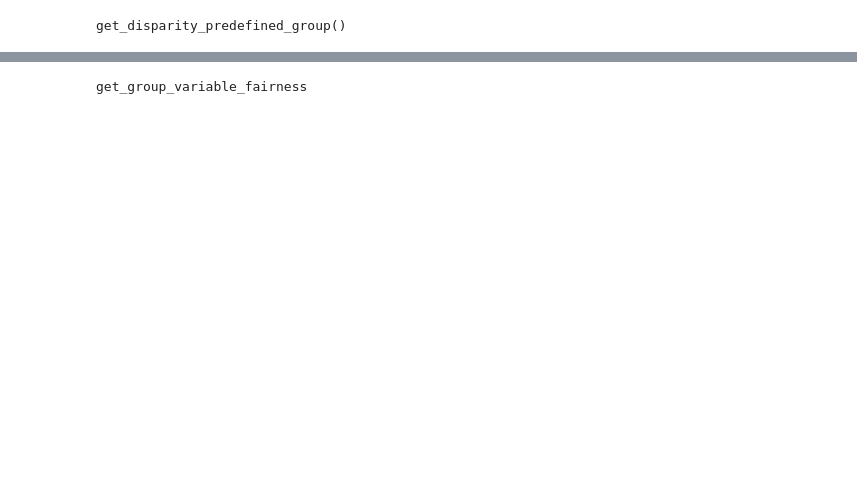
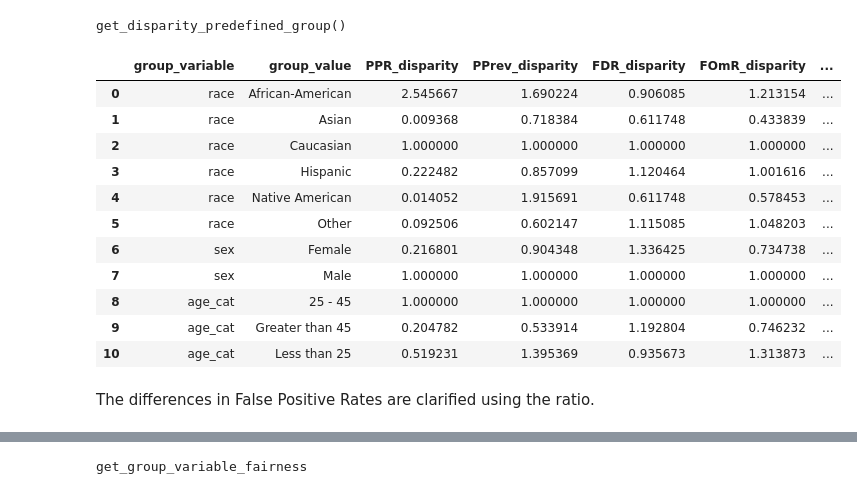
Before and after one commit to deparkes/aequitas, a Jupyter notebook: demo/notebooks/compas_test_20180313.ipynb, the cells around one changed output, grey strips where cells are left out. Saved outputs shown, nothing was run; the diff lists cells and outputs as text; code cells hidden in the pictures; blank space fills up the shorter version.

```diff
--- a/demo/notebooks/compas_test_20180313.ipynb
+++ b/demo/notebooks/compas_test_20180313.ipynb
@@ -158,3 +165,21 @@ b = Bias()
 bdf = b.get_disparity_predefined_groups(ct, {'race':'Caucasian', 'sex':'Male', 'age_cat':'25 - 45'})
 # %% [output]
 get_disparity_predefined_group()
+# %%
+bdf[['group_variable', 'group_value', 'PPR_disparity', 'PPrev_disparity', 'FDR_disparity', 'FOmR_disparity',
+       'FPR_disparity', 'FNR_disparity']]
+# %% [output]
+|  | group_variable | group_value | PPR_disparity | PPrev_disparity | FDR_disparity | FOmR_disparity | ... |
+| 0 | race | African-American | 2.545667 | 1.690224 | 0.906085 | 1.213154 | ... |
+| 1 | race | Asian | 0.009368 | 0.718384 | 0.611748 | 0.433839 | ... |
+| 2 | race | Caucasian | 1.000000 | 1.000000 | 1.000000 | 1.000000 | ... |
+| 3 | race | Hispanic | 0.222482 | 0.857099 | 1.120464 | 1.001616 | ... |
+| 4 | race | Native American | 0.014052 | 1.915691 | 0.611748 | 0.578453 | ... |
+| 5 | race | Other | 0.092506 | 0.602147 | 1.115085 | 1.048203 | ... |
+| 6 | sex | Female | 0.216801 | 0.904348 | 1.336425 | 0.734738 | ... |
+| 7 | sex | Male | 1.000000 | 1.000000 | 1.000000 | 1.000000 | ... |
+| 8 | age_cat | 25 - 45 | 1.000000 | 1.000000 | 1.000000 | 1.000000 | ... |
+| 9 | age_cat | Greater than 45 | 0.204782 | 0.533914 | 1.192804 | 0.746232 | ... |
+| 10 | age_cat | Less than 25 | 0.519231 | 1.395369 | 0.935673 | 1.313873 | ... |
+# %% [markdown]
+The differences in False Positive Rates are clarified using the ratio.
```
Also changed, not shown: parts of 19 cells of this notebook.
